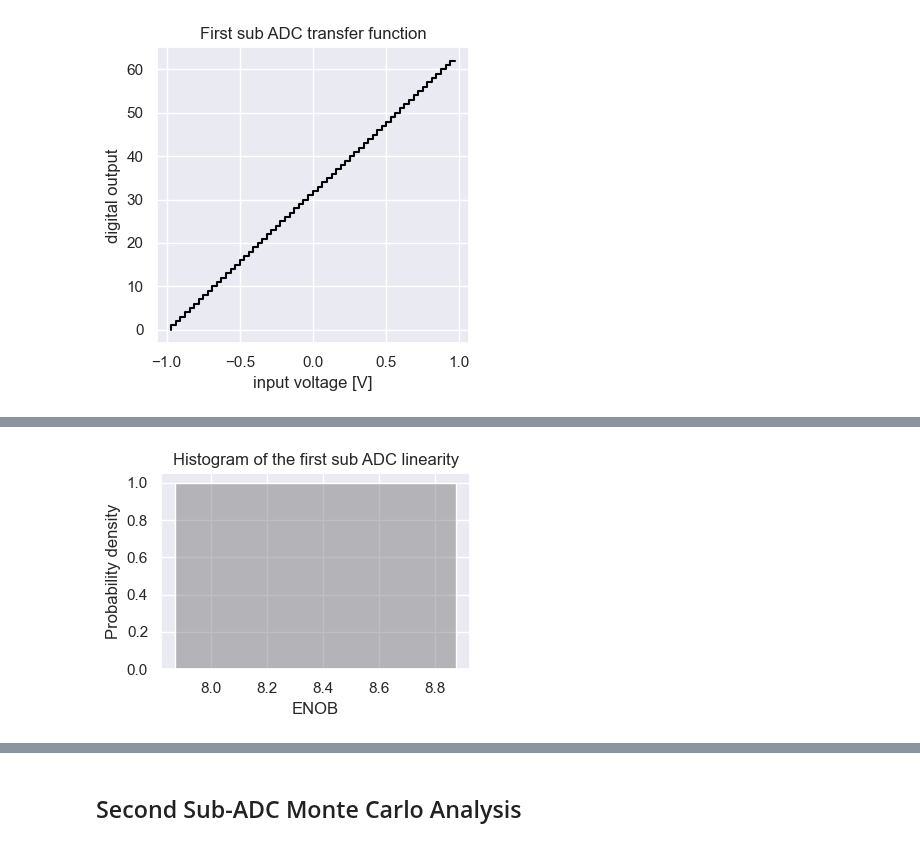
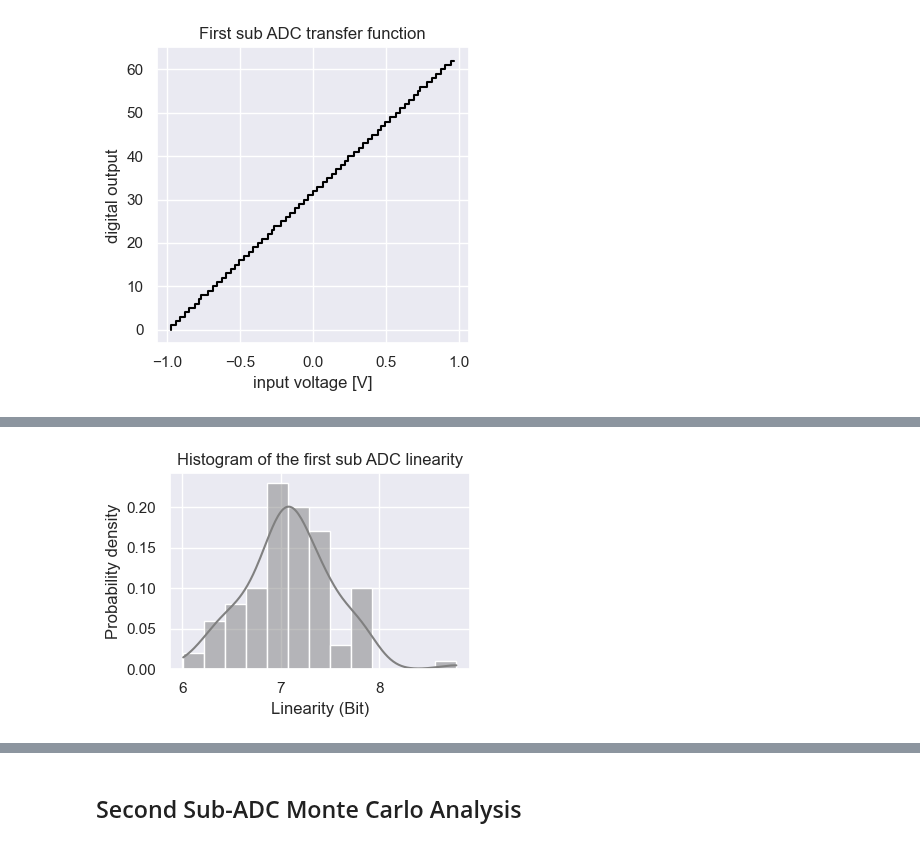
Before and after one commit to das-dias/signal-converters-notebooks, a Jupyter notebook: practical_classes/project_1.ipynb, the cells around one changed output, grey strips where cells are left out. Saved outputs shown, nothing was run; the diff lists cells and outputs as text; code cells hidden in the pictures.

```diff
--- a/practical_classes/project_1.ipynb
+++ b/practical_classes/project_1.ipynb
@@ -363,6 +364,8 @@ def loop_unrolled_bottom_plate_sampling_monotonic_splitcap_sar_adc(
 
     charge_vcm[0, :]    = vcm*(neg_total_cap + pos_total_cap)
 
+    #charge_vref[0,:]    = 0
+
     dout        = np.zeros((nbits, len(vinp))) # [V] # digital output of the first sub ADC
     dout_neg    = np.zeros((nbits, len(vinp))) # [V] # digital output of the first sub ADC
 
@@ -419,7 +422,7 @@ def loop_unrolled_bottom_plate_sampling_monotonic_splitcap_sar_adc(
         dout[k, :]      = vp[k+1, :]-vn[k+1, :] < vcomps[k]  # [V] # digital output of the first sub ADC
         dout_neg[k, :]  = 1-dout[k, :]
 
-        charge_vref[k,:] = vrefp*cap_vrefp_pos + vrefp*cap_vrefp_neg
+        charge_vref[k+1,:] = (vp[k+1,:]-vrefp)*cap_vrefp_pos + (vn[k+1,:] - vrefp)*cap_vrefp_neg
 
         #if k == Nbits_first-2: pdb.set_trace()
     #####################################################
@@ -484,7 +487,7 @@ def loop_unrolled_bottom_plate_sampling_monotonic_splitcap_sar_adc(
     dout[k, :]      = vp[k+1, :]-vn[k+1, :] < vcomps[k]  # [V] # digital output of the first sub ADC
     dout_neg[k, :]  = 1-dout[k, :]
 
-    charge_vref[k,:] = vrefp*cap_vrefp_pos + vrefp*cap_vrefp_neg
+    charge_vref[k+1,:] = (vp[k+1,:]-vrefp)*cap_vrefp_pos + (vn[k+1,:] - vrefp)*cap_vrefp_neg
 
     k += 1
     vp[k+1, :] = vp[k,:]
@@ -536,13 +539,16 @@ def loop_unrolled_bottom_plate_sampling_monotonic_splitcap_sar_adc(
         vn[k+1, :] = (charge_n[k, :] + vrefp*cap_vrefp_neg + vrefn*cap_vrefn_neg)/neg_total_cap # [V] # top plate sampling phase
         charge_n[k+1, :] = (vn[k+1, :] - vrefp)*cap_vrefp_neg + (vn[k+1, :] - vrefn)*cap_vrefn_neg # [C] # charge at the negative array
 
-        charge_vref[k,:] = vrefp*cap_vrefp_pos + vrefp*cap_vrefp_neg
+        charge_vref[k+1,:] = (vp[k+1,:]-vrefp)*cap_vrefp_pos + (vn[k+1,:] - vrefp)*cap_vrefp_neg
 
     ##############################################
     vres = vp[-1, :] - vn[-1, :]
     # convert the digital output of the first sub ADC to a decimal number
     dout_dec = bin2dec(dout.T, width=nbits, reverse=False)
 
+    charge_vref = np.diff(charge_vref, axis=0)
+    charge_vcm  = np.diff(charge_vcm, axis=0)
+
     return dout_dec, dout.T, charge_vref, charge_vcm, vres, vp, vn
 # %% [markdown]
 ## Residue Amplifier Transfer Function
@@ -581,19 +589,27 @@ def residue_amplifier(
+# %%
+# CONTROL VARIABLES FOR ALL SIMULATIONS
+# setup mponte carlo analysis
+NUM_CIRCUITS        = 100 # number of circuits in monte carlo simulation
+CAP_MISMATCH_MEAN   = 0.0
+CAP_MISMATCH_STD    = 0.01 # 1% Capacitance mismatch
+NUM_COMP_OFSTS      = 5
+MAX_COMP_OFST       = 5*mV
 # %% [markdown]
 ## First Sub-ADC Monte Carlo Analysis
 # %%
-# setup mponte carlo analysis
-Ncircuits = 1 # number of circuits in monte carlo simulation
+
 
 first_sub_adc_avg_lin = []
 
 # setup comparator offset
-Num_comp_offsets    = 1    # number of comparator offsets to be simulated
-comp_offsets        = np.linspace(0, 10*mV, Num_comp_offsets) # [V] # array of comparator offsets
+Num_comp_offsets    = NUM_COMP_OFSTS    # number of comparator offsets to be simulated
+comp_offsets        = np.linspace(0, MAX_COMP_OFST, Num_comp_offsets) # [V] # array of comparator offsets
 
 # setup the capacitor mismatch error for the monte carlo sim
-cap_err_mean    = 0.0
-cap_mismatch    = 0.01  # 5% capacitor mismatch
-std_cap_err     = cap_mismatch
+#cap_err_mean    = 0.0
+#cap_mismatch    = 0.00  # 5% capacitor mismatch
+cap_err_mean    = CAP_MISMATCH_MEAN
+cap_mismatch    = CAP_MISMATCH_STD
 
 #vin1 = np.array([1.0])
 #vinp = (vin1)/2 + vcm
@@ -601,7 +617,7 @@ std_cap_err     = cap_mismatch
 
 for comp_offset in comp_offsets:
     first_sub_adc_lins = []
-    for _ in range(Ncircuits):
+    for _ in range(NUM_CIRCUITS):
 
         """ FIRST STAGE:
             SUB-ADC based on a VCM-based fully differential
@@ -611,7 +627,7 @@ for comp_offset in comp_offsets:
         (   dout_dec_first, _, charge_vref_first,
             charge_vcm_first, vres_first,
             vp_first, vn_first ) = loop_unrolled_bottom_plate_sampling_monotonic_splitcap_sar_adc(
-            vin=vin1t,
+            vin=vin1,
             vrefp=vrefp_first,
             vrefn=vrefn_first,
             vdd=vdd,
@@ -624,11 +640,11 @@ for comp_offset in comp_offsets:
         )
         # get the transistion voltage of the first sub ADC
         dout_first = dout_dec_first[ np.where(np.diff(dout_dec_first) > 0 ) ]
-        vtrans_first = vin1t[ np.where(np.diff(dout_dec_first) > 0 ) ]
+        vtrans_first = vin1[ np.where(np.diff(dout_dec_first) > 0 ) ]
         #pdb.set_trace()
 
-        dout_first = np.sort(np.unique(dout_first))
-        vtrans_first = np.sort(np.unique(vtrans_first))
+        #dout_first = np.sort(np.unique(dout_first))
+        #vtrans_first = np.sort(np.unique(vtrans_first))
 
         # compute the INL and DNL of the first sub ADC
         vlsb_measured_first = (vtrans_first[-1] - vtrans_first[0])/(2**Nbits_first - 2)
@@ -741,16 +756,16 @@ plt.tight_layout()
 # %%
 # plot the linearity histogram of the first sub ADC
 fig, ax = plt.subplots(figsize=(4,3))
 sns.histplot(first_sub_adc_lins, ax=ax,
              kde=True, stat='probability',
              color='gray',
              label='first sub ADC linearity')
-ax.set_xlabel('ENOB')
+ax.set_xlabel('Linearity (Bit)')
 ax.set_ylabel('Probability density')
 ax.set_title('Histogram of the first sub ADC linearity')
 plt.tight_layout()
 # %% [output]
-[figure, old version]
+[figure, new version]
 # %%
 # observe the average linearity of the first sub ADC
 # against comparator offset
```
Also changed, not shown: parts of 23 cells of this notebook.
